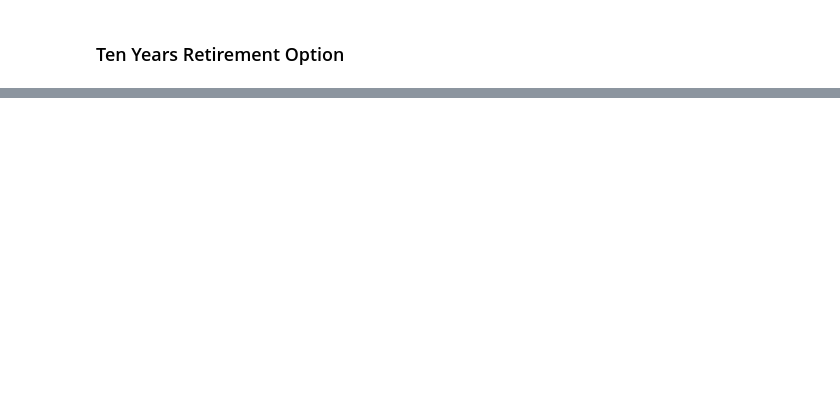
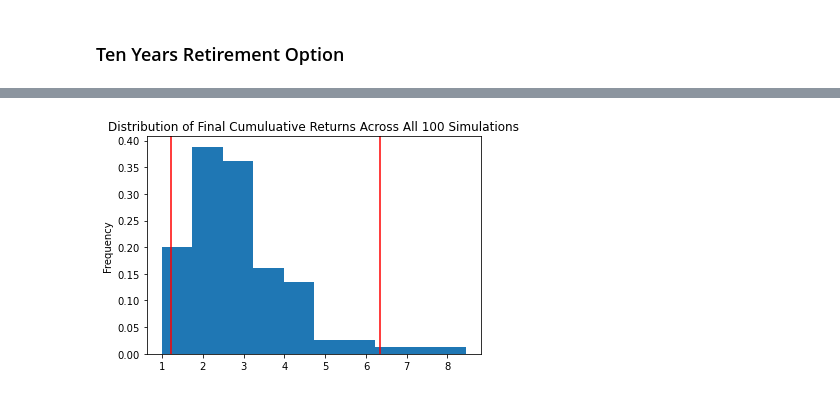
Before and after one commit to mmfsb/APIs_Homework, a Jupyter notebook: Starter_Code/financial-planner.ipynb, the cells around one changed output, grey strips where cells are left out. Cells and saved outputs as stored; diff of their text form; code cells hidden in the pictures; blank space fills up the shorter version.

```diff
--- a/Starter_Code/financial-planner.ipynb
+++ b/Starter_Code/financial-planner.ipynb
@@ -417,5 +496,7 @@ print(f"There is a 95% chance that an initial investment of ${initial_investment
 # %%
 # Plot probability distribution and confidence intervals
-# YOUR CODE HERE!
+ten_year_distribution_confidence_intervals_plot = MC_ten_year.plot_distribution()
+# %% [output]
+[figure, added]
 # %%
 # Fetch summary statistics from the Monte Carlo simulation results
```
Also changed, not shown: parts of 27 cells of this notebook.
